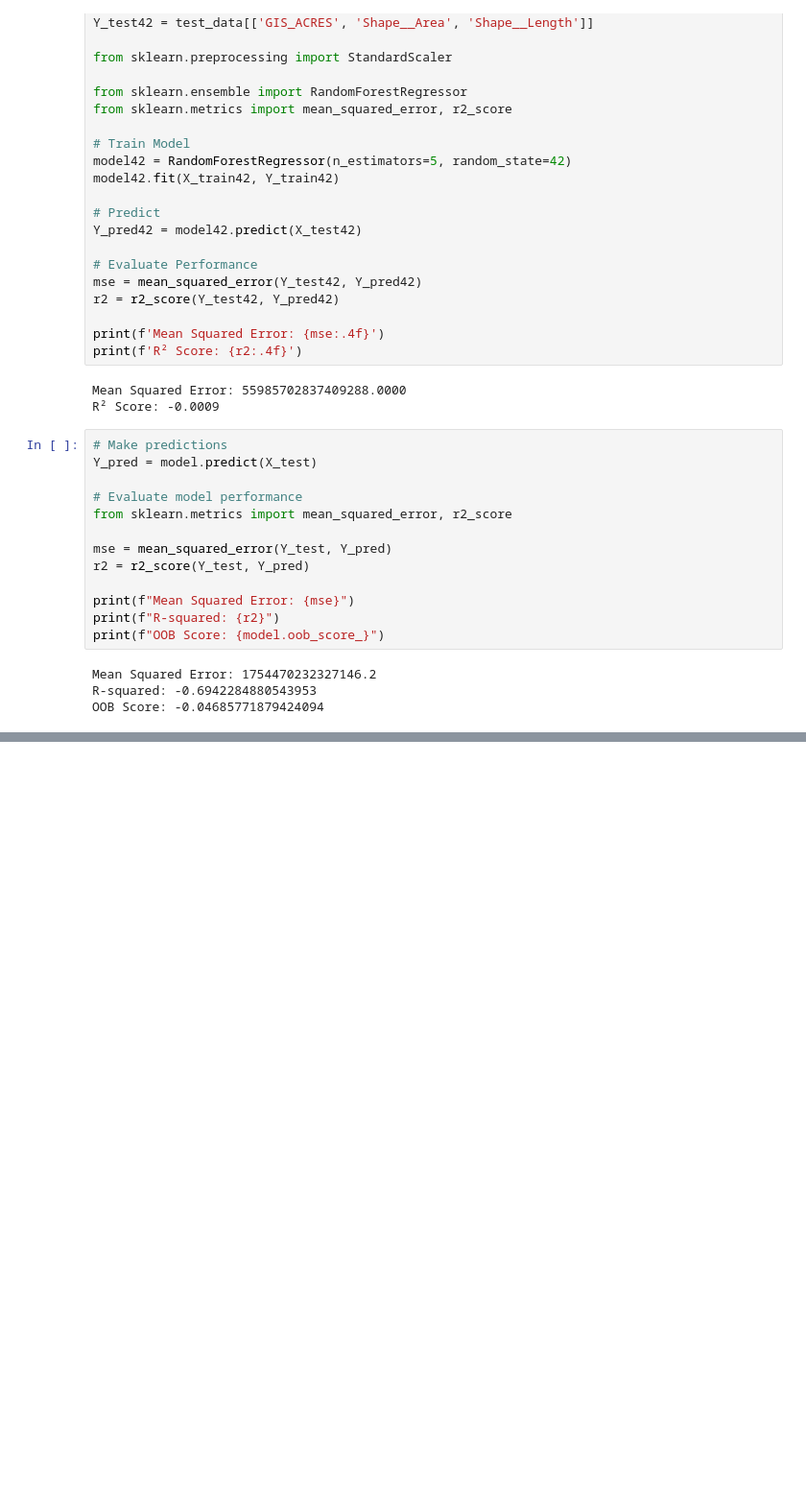
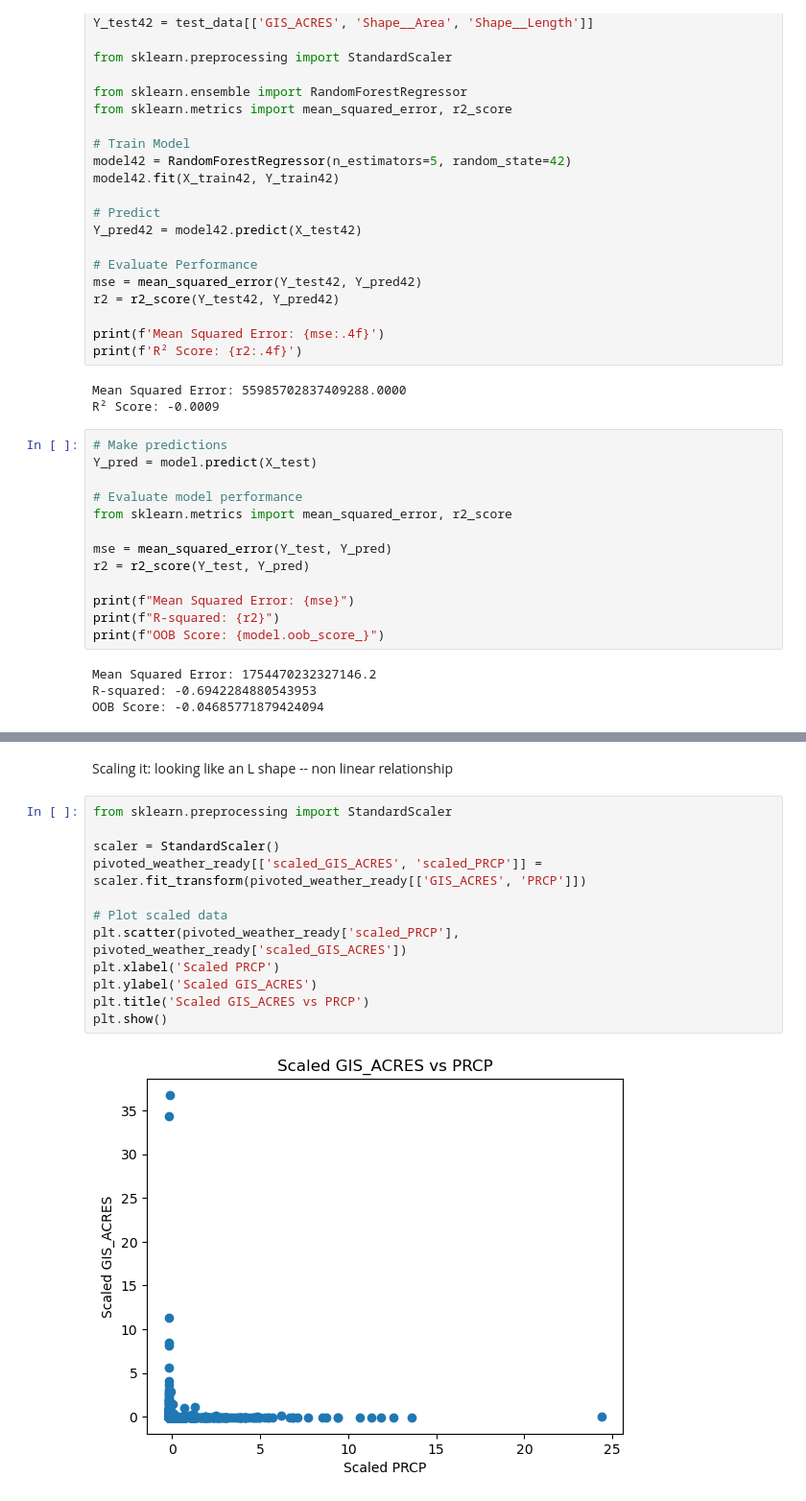
Before and after one commit to Ruhan105/IRC-Group5, a Jupyter notebook: ML pivoted regression (main).ipynb, the cells around one changed output, grey strips where cells are left out. Shown at 96% size. Cells and saved outputs as stored; diff of their text form; blank space fills up the shorter version.

```diff
--- a/ML pivoted regression (main).ipynb
+++ b/ML pivoted regression (main).ipynb
@@ -442,0 +513,16 @@ OOB Score: -0.04685771879424094
+# %% [markdown]
+Scaling it: looking like an L shape -- non linear relationship
+# %%
+from sklearn.preprocessing import StandardScaler
+
+scaler = StandardScaler()
+pivoted_weather_ready[['scaled_GIS_ACRES', 'scaled_PRCP']] = scaler.fit_transform(pivoted_weather_ready[['GIS_ACRES', 'PRCP']])
+
+# Plot scaled data
+plt.scatter(pivoted_weather_ready['scaled_PRCP'], pivoted_weather_ready['scaled_GIS_ACRES'])
+plt.xlabel('Scaled PRCP')
+plt.ylabel('Scaled GIS_ACRES')
+plt.title('Scaled GIS_ACRES vs PRCP')
+plt.show()
+# %% [output]
+[figure, added]
```
Also changed, not shown: parts of 31 cells of this notebook.
